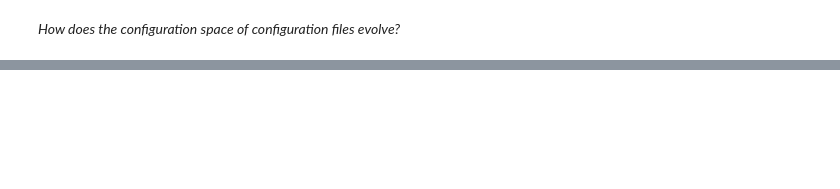
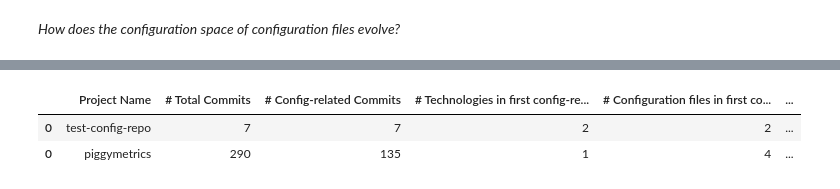
Before and after one commit to simisimon/config-space, a Jupyter notebook: notebooks/software_evolution.ipynb, the cells around one changed output, grey strips where cells are left out. Saved outputs shown, nothing was run; the diff lists cells and outputs as text; code cells hidden in the pictures; blank space fills up the shorter version.

```diff
--- a/notebooks/software_evolution.ipynb
+++ b/notebooks/software_evolution.ipynb
@@ -149,0 +179,93 @@ plot_artifact_evolution(data=data)
+# %%
+import csv
+from typing import Dict
+
+def extract_configuration_stats(data: Dict):
+    project_name = data["project_name"]
+    commits = data["commit_data"]
+    total_commits = len(commits)
+    config_related_commits = [commit for commit in commits if commit["is_config_related"]]
+
+    # First and latest config-related commits
+    first_commit = config_related_commits[0]
+    latest_commit = next(filter(lambda commit: commit["is_latest_commit"] == True, commits))
+
+    # Extract stats for first and latest config-related commits
+    first_technologies = len(first_commit["network_data"]["concepts"])
+    first_config_files = len(first_commit["network_data"]["config_file_data"])
+    first_options = first_commit["network_data"]["total_options"]
+
+    latest_technologies = len(latest_commit["network_data"]["concepts"])
+    latest_config_files = len(latest_commit["network_data"]["config_file_data"])
+    latest_options = latest_commit["network_data"]["total_options"]
+
+    # Calculate growth percentages
+    tech_growth = ((latest_technologies - first_technologies) / first_technologies) * 100 if first_technologies > 0 else 0
+    config_files_growth = ((latest_config_files - first_config_files) / first_config_files) * 100 if first_config_files > 0 else 0
+    options_growth = ((latest_options - first_options) / first_options) * 100 if first_options > 0 else 0
+
+    # Calculate average options added, removed, and modified per config-related commit
+    options_added = []
+    options_removed = []
+    options_modified = []
+
+    for commit in config_related_commits:
+        removed_options = 0
+        added_options = 0
+        modified_options = 0
+
+        for modified_file in commit["network_data"]["config_file_data"]:
+            modified_options += len(modified_file["modified_pairs"])
+            removed_options += len(modified_file["removed_pairs"])
+            added_options += len(modified_file["added_pairs"])
+
+        options_modified.append(modified_options)
+        options_added.append(added_options)
+        options_removed.append(removed_options)
+
+    avg_options_added = sum(options_added) / len(config_related_commits) if options_added else 0
+    avg_options_removed = sum(options_removed) / len(config_related_commits) if options_removed else 0
+    avg_options_modified = sum(options_modified) / len(config_related_commits) if options_modified else 0
+
+    ## Prepare the data for the DataFrame
+    stats = {
+        "Project Name": [project_name],
+        "# Total Commits": [total_commits],
+        "# Config-related Commits": [len(config_related_commits)],
+        "# Technologies in first config-related commit": [first_technologies],
+        "# Configuration files in first config-related commit": [first_config_files],
+        "# Options in first config-related commit": [first_options],
+        "# Technologies in latest commit": [latest_technologies],
+        "# Configuration files in latest commit": [latest_config_files],
+        "# Options in latest commit": [latest_options],
+        "Growth of technologies in percent": [round(tech_growth, 2)],
+        "Growth of configuration files in percent": [round(config_files_growth, 2)],
+        "Growth of options in percent": [round(options_growth, 2)],
+        "Avg. # Options added per config-related commit": [round(avg_options_added, 1)],
+        "Avg. # Options removed per config-related commit": [round(avg_options_removed, 1)],
+        "Avg. # Options modified per config-related commit": [round(avg_options_modified, 1)],
+    }
+
+    # Create a DataFrame and save it to a CSV file
+    df = pd.DataFrame(stats)
+
+    return df
+
+
+project_files = glob.glob("../data/microservice_projects/*.json")
+
+df_list = []
+
+for project_file in project_files:
+    with open(project_file, "r", encoding="utf-8") as src:
+        data = json.load(src)
+        project_df = extract_configuration_stats(data)
+        df_list.append(project_df)
+
+
+df_all = pd.concat(df_list)
+df_all
+# %% [output]
+|  | Project Name | # Total Commits | # Config-related Commits | # Technologies in first config-re... | # Configuration files in first co... | ... |
+| 0 | test-config-repo | 7 | 7 | 2 | 2 | ... |
+| 0 | piggymetrics | 290 | 135 | 1 | 4 | ... |
```
Also changed, not shown: parts of 5 cells of this notebook, 1 other file.
